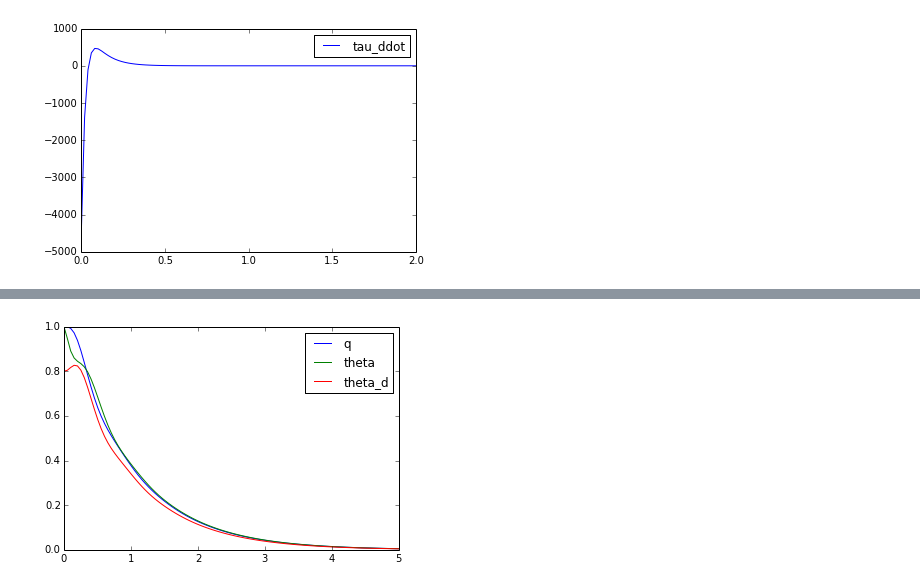
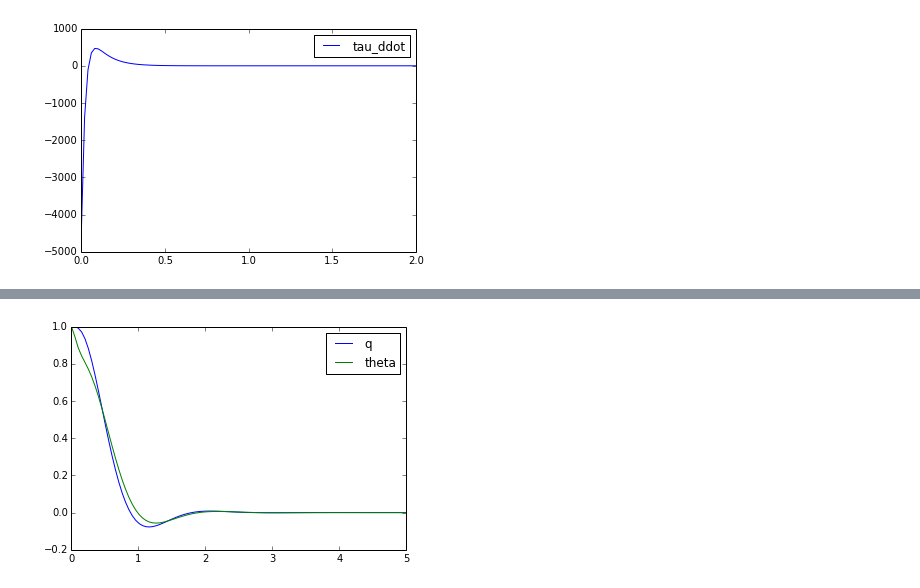
Before and after one commit to manuelli/Series-Elastic, a Jupyter notebook: rotationalSEA.ipynb, the cells around one changed output, grey strips where cells are left out. Cells and saved outputs as stored; diff of their text form; code cells hidden in the pictures.

```diff
--- a/rotationalSEA.ipynb
+++ b/rotationalSEA.ipynb
@@ -13,6 +15,7 @@ The autoreload extension is already loaded. To reload it, use:
 linkMass = 1.0
 motorMass = 0.5
 springK = 50.0
+numLinks = 1
 # %%
 # want to compute the equations of motions for an SEA system.
 def singleSEA():
@@ -239,12 +259,13 @@ B = np.reshape(d_total['B'], (4,1))
 C = d_total['C']
 D = np.reshape(d_total['D'], (4,1))
 
-# print np.shape(D)
-# print A
 
+
+# this is the full joint + motor system
 sys = control.StateSpace(A,B,C,D)
 
 # construct Q matrix from linkQ_lqr and seaQ_lqr
+n = numLinks
 Q = np.zeros((4*n,4*n))
 for i in xrange(0,n):
     Q[i,i] = linkQ_lqr[i,i]
@@ -253,7 +274,14 @@ for i in xrange(0,n):
     Q[n+i,n+i] = seaQ_lqr[i,i]
     Q[3*n+i,3*n+i] = seaQ_lqr[n+i,n+i]
 
-Q
+
+if False:
+    Q[1,1] = 10.0
+    QLinkCost = 100*np.eye(2*numLinks)
+    QSEACost = 50*np.eye(2*numLinks)
+    Q = scipy.linalg.block_diag(QLinkCost, QSEACost)
+    Q = 100*np.eye(4*numLinks)
+
 R = seaR_lqr
 
 if verbose:
@@ -282,6 +310,8 @@ plt.legend()
 plt.figure()
 plt.plot(T,springK*(xout[1,:] - xout[0,:]), label='tau')
 plt.legend()
+
+print
 # %% [output]
 Q [[ 100.    0.    0.    0.]
  [   0.  100.    0.    0.]
@@ -298,33 +328,34 @@ R [[ 5.]]
 # input: x
 # output: [tau_d, tau, K theta_dot]
 
-verbose = False;
+verbose = True;
 
-n = 1 # number of links
+n = numLinks # number of links
 D_tau_d = np.zeros((n,4*n))
 D_tau_d[0:n,0:n] = -lqrControllerLink.D[:,0:n] # q terms
 D_tau_d[0:n,2*n:3*n] = -lqrControllerLink.D[:,n:] # qdot terms
 
 
+
+helperMatrix = np.zeros((n,2*n))
+for i in xrange(0,n):
+    helperMatrix[i,i] = -springK
+    helperMatrix[i,i+n] = springK
+
 # compute the joint torques
 D_tau = np.zeros((n,4*n))
-
-for i in xrange(0,n):
-    D_tau[i,i] = -springK
-    D_tau[i,i+n] = springK
+D_tau[0:n,0:2*n] = helperMatrix
 
 
+D_taudot = np.zeros((n,4*n))
+D_taudot[:,2*n:] = helperMatrix
 
 
-D_KTheta = np.zeros((n,4*n))
-for i in xrange(0,n):
-    D_KTheta[i,3*n+i] = springK
-
-
-D = np.vstack((D_tau_d,D_tau,D_KTheta))
+# D is 3n x 4n
+D = np.vstack((D_tau_d,D_tau,D_taudot))
 
 print "D_tau", D_tau
-print "D_KTheta", D_KTheta
+print "D_taudot", D_taudot
 print "D_tau_d", D_tau_d
 print "D", D
 
@@ -334,11 +365,13 @@ B = np.zeros((m,np.shape(D)[1]))
 C = np.zeros((np.shape(D)[0],m))
 
 
+# takes in q,theta,qdot,thetadot
+# outputs [tau_d, tau, tau_dot]
 outerController = control.StateSpace(A,B,C,D)
 
 
 # innerController
-# input: outerController.output
+# input: outerController.output = [tau_d, tau, tau_dot]
 # output: tau_m, which is the motor torque command
 
 # innerController will be connected in series with the outerController
@@ -349,26 +382,28 @@ outerController = control.StateSpace(A,B,C,D)
 D_1 = np.zeros((n,3*n))
 D_1[:,0:n] = np.eye(n)
 
-# print "np.shape(D_1)", np.shape(D_1)
 
+# y takes [tau_d, tau, tau_dot] --> [tau - tau_d, tau_dot]
 y = 1.0*np.zeros((2*n,3*n))
 y[0:n,0:n] = -np.eye(n) # tau_d
 y[0:n,n:2*n] = np.eye(n) # tau
-y[n:,2*n:] = np.eye(n) # K theta_dot = tau_dot
+y[n:,2*n:] = np.eye(n) # tau_dot
 
 if verbose:
     print "y is", y
 
 
-
-# print "y", y
+# takes in [tau_d,tau,tau_dot] and applies the SEA level LQR controller
 D_2 = np.dot(-lqrControllerSEA.D, y)
 
 if verbose:
     print "D_2 is", D_2
 
+# just adds back tau_d to get tau_motor
+# tau_motor = tau_d  - K_SEA*[tau - tau_d, tau_dot]
 D_inner = D_1 + D_2;
 
+m = 1 # num fictitious states, just so control toolbox doesn't do something stupid
 A = np.ones((m,m))
 B = np.zeros((m,np.shape(D_inner)[1]))
 C = np.zeros((np.shape(D_inner)[0],m))
@@ -383,16 +418,21 @@ controllerSys = control.series(outerController, innerController)
 feedbackDecoupledSys = control.feedback(sys, sys2=controllerSys, sign=1)
 
 
-X0 = [1,1,0,0] # initial condition
-X0_controller = [0]*controllerSys.states
+X0 = [1,1,0,0] # initial condition, link and motor both at position 1
+X0_controller = [0]*controllerSys.states # add in the fictitious controller states
 X0_complete  = X0 + X0_controller
 T = np.linspace(0,5,100)
-T, yout, xout = control.forced_response(feedbackDecoupledSys, T, X0=X0_complete)
+T, yout, xout_full = control.forced_response(feedbackDecoupledSys, T, X0=X0_complete)
 
 if verbose:
     print "yout.shape", yout.shape
+    print "controllerSys.states", controllerSys.states
 
-tau_d = np.dot(D_tau_d, xout[0:4,:])
+
+xout = xout_full[0:(4*n),:]
+tau = np.dot(D_tau, xout)
+tau_dot = np.dot(D_taudot, xout)
+tau_d = np.dot(D_tau_d, xout)
 theta_d = xout[0,:] + tau_d/springK
 tau_bar = tau - tau_d
 tau_m = np.dot(controllerSys.D, xout[0:4,:])
@@ -400,7 +440,7 @@ tau_m = np.dot(controllerSys.D, xout[0:4,:])
 
 plt.plot(T,xout[0,:], label='q')
 plt.plot(T,xout[1,:], label='theta')
-plt.plot(T,theta_d.T, label='theta_d')
+# plt.plot(T,theta_d.T, label='theta_d')
 # plt.plot(T,xout[3,:], label='theta_dot')
 plt.legend()
 
@@ -423,9 +463,13 @@ plt.figure()
 plt.plot(T,tau_m.T)
 plt.title('tau_m')
 
-plt.figure()
-# KthetaDot = springK*x[3,:]
-plt.plot(T,xout[3,:], label='theta_dot')
-plt.legend()
+# plt.figure()
+# # KthetaDot = springK*x[3,:]
+# plt.plot(T,xout[3,:], label='theta_dot')
+# plt.legend()
+
+
+if verbose:
+    print "np.shape(xout)", np.shape(xout)
 # %% [output]
 D_tau [[-50.  50.   0.   0.]]
@@ -438 +487 @@ D [[-10.           0.          -4.58257569   0.        ]
-[figure, old version]
+[figure, new version]
```
Also changed, not shown: parts of 9 cells of this notebook.
